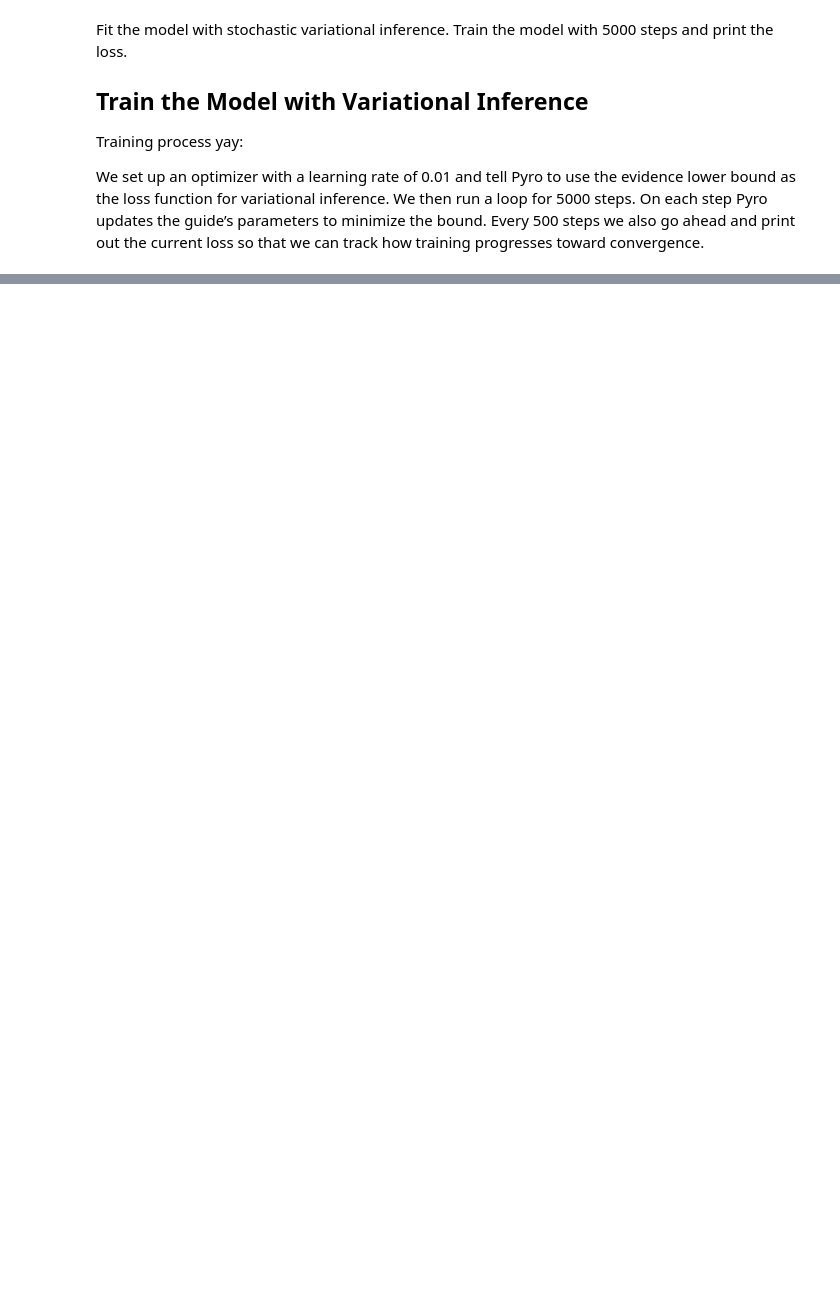
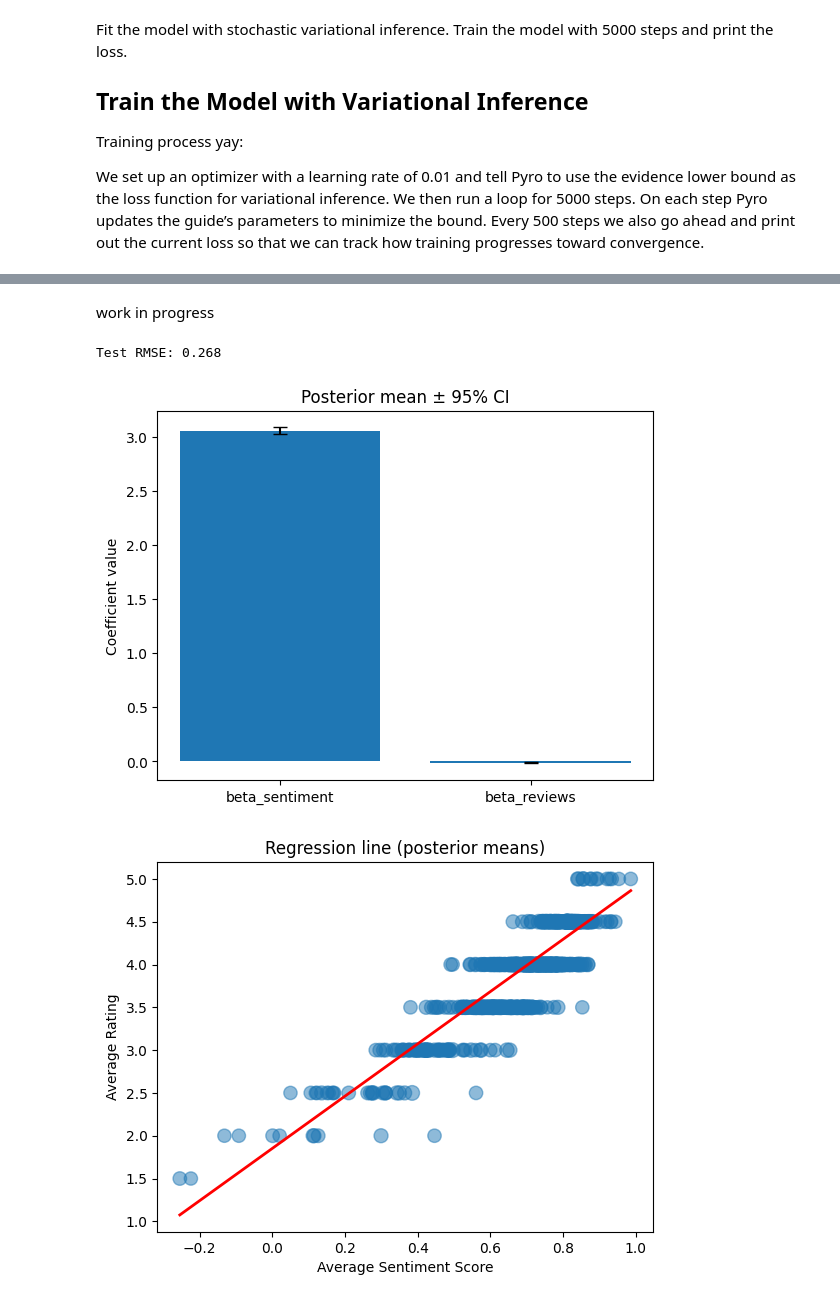
Before and after one commit to rmluck/Yelp-Ratings-Review-Sentiment-Predictions, a Jupyter notebook: bayesian_model.ipynb, the cells around one changed output, grey strips where cells are left out. Saved outputs shown, nothing was run; the diff lists cells and outputs as text; code cells hidden in the pictures; blank space fills up the shorter version.

Commit message:
fix: train model on training data instead and first draft of plots (wip)

```diff
--- a/bayesian_model.ipynb
+++ b/bayesian_model.ipynb
@@ -164,0 +158,77 @@ Test set size: 137
+# %% [markdown]
+work in progress
+# %%
+# Draw posterior predictive samples for the test inputs
+predictive_test = Predictive(
+    bayesian_model,
+    guide=guide,
+    num_samples=1000,
+    return_sites=["obs"]
+)
+
+samples_test = predictive_test(X_test_sentiment, X_test_log_reviews)
+# samples_test["obs"] has shape [1000, test_size]
+y_pred_mean = samples_test["obs"].mean(dim=0)  # average over the 1000 samples
+
+# Compute RMSE on test set
+rmse = torch.sqrt(((y_pred_mean - y_test) ** 2).mean())
+print(f"Test RMSE: {rmse:.3f}")
+# %% [output]
+Test RMSE: 0.268
+# %%
+# 1. Plot ELBO loss curve (if you logged it during training)
+#    You would need to record loss values into a list in Cell E, e.g.:
+#    losses.append(loss) and then here do plt.plot(losses).
+
+# 2. Bar chart of beta_sentiment and beta_reviews with 95% intervals
+beta_samps = samples_train["beta_sentiment"].detach().numpy()
+beta_r_samps = samples_train["beta_reviews"].detach().numpy()
+plt.figure()
+plt.bar(
+    ["beta_sentiment", "beta_reviews"],
+    [beta_samps.mean(), beta_r_samps.mean()],
+    yerr=[
+        [beta_samps.mean() - np.percentile(beta_samps, 2.5),
+         beta_r_samps.mean() - np.percentile(beta_r_samps, 2.5)],
+        [np.percentile(beta_samps, 97.5) - beta_samps.mean(),
+         np.percentile(beta_r_samps, 97.5) - beta_r_samps.mean()]
+    ],
+    capsize=5
+)
+plt.ylabel("Coefficient value")
+plt.title("Posterior mean ± 95% CI")
+plt.show()
+
+# 3. Scatter of sentiment vs. rating, sized by log review count, plus regression line
+sent = df["avg_sentiment_score"].values
+logrev = df["log_review_count"].values
+rating = df["avg_rating"].values
+
+# Use posterior means for regression line
+alpha_mean = samples_train["alpha"].mean().item()
+beta_s_mean = beta_samps.mean()
+beta_r_mean = beta_r_samps.mean()
+
+# Create a grid of sentiment values
+sent_grid = np.linspace(sent.min(), sent.max(), 100)
+logrev_mean = logrev.mean()
+pred_line = alpha_mean + beta_s_mean * sent_grid + beta_r_mean * np.log(1 + logrev_mean)
+
+plt.figure()
+plt.scatter(sent, rating, s=10 + 50*np.log1p(logrev), alpha=0.5)
+plt.plot(sent_grid, pred_line, color="red", linewidth=2)
+plt.xlabel("Average Sentiment Score")
+plt.ylabel("Average Rating")
+plt.title("Regression line (posterior means)")
+plt.show()
+
+# 4. Posterior predictive check (histogram of y_pred vs. y_test)
+plt.figure()
+plt.hist(y_pred_mean.detach().numpy(), bins=20, alpha=0.5, label="Predicted")
+plt.hist(y_test.detach().numpy(), bins=20, alpha=0.5, label="Actual")
+plt.legend()
+plt.title("Posterior Predictive Check on Test Set")
+plt.show()
+# %% [output]
+[figure, added]
+[figure, added]
```
Also changed, not shown: parts of 11 cells of this notebook.
